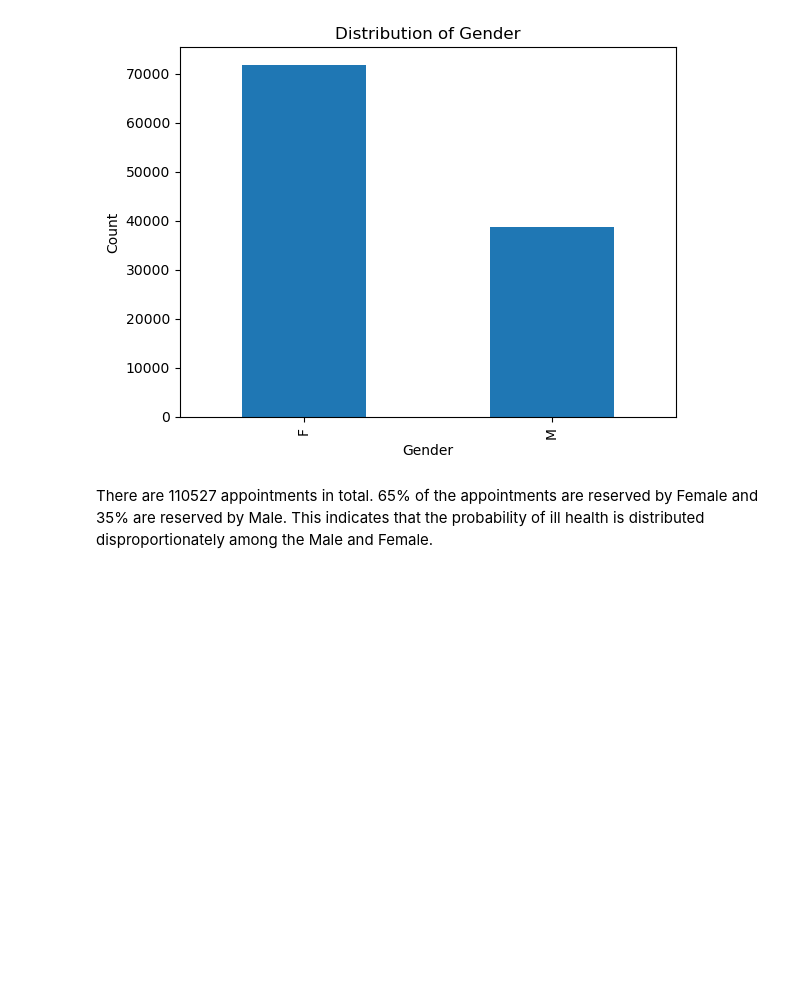
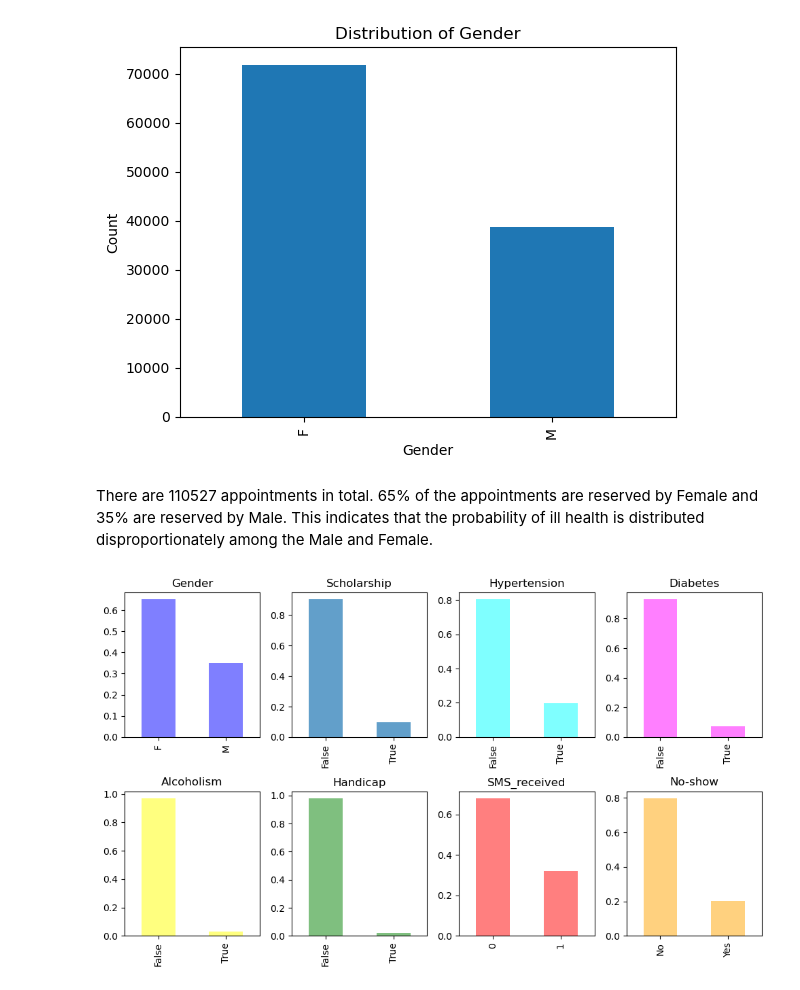
Before and after one commit to Milan1508/HealthCare_Data_Analysis, a Jupyter notebook: healthcare.ipynb, the cells around one changed output. Saved outputs shown, nothing was run; the diff lists cells and outputs as text; code cells hidden in the pictures; blank space fills up the shorter version.

```diff
--- a/healthcare.ipynb
+++ b/healthcare.ipynb
@@ -297,3 +297,42 @@ plt.show()
 [figure]
 # %% [markdown]
 There are 110527 appointments in total. 65% of the appointments are reserved by Female and 35% are reserved by Male. This indicates that the probability of ill health is distributed disproportionately among the Male and Female.
+# %%
+plt.figure(figsize=(10,6))
+plt.subplot(2,4,1)
+base_data['Gender'].value_counts(normalize = True).plot(kind = 'bar',alpha=0.5,color='blue')
+plt.title('Gender')
+
+plt.subplot(2,4,2)
+base_data['Scholarship'].value_counts(normalize = True).plot(kind = 'bar',alpha=0.7)
+plt.title('Scholarship')
+
+plt.subplot(2,4,3)
+base_data['Hypertension'].value_counts(normalize = True).plot(kind = 'bar',alpha=0.5,color='cyan')
+plt.title('Hypertension')
+
+plt.subplot(2,4,4)
+base_data['Diabetes'].value_counts(normalize = True).plot(kind = 'bar',alpha=0.5,color='magenta')
+plt.title('Diabetes')
+
+plt.subplot(2,4,5)
+base_data['Alcoholism'].value_counts(normalize = True).plot(kind = 'bar',alpha=0.5,color='yellow')
+plt.title('Alcoholism')
+
+plt.subplot(2,4,6)
+base_data['Handicap'].value_counts(normalize = True).plot(kind = 'bar',alpha=0.5,color='green')
+plt.title('Handicap')
+
+
+plt.subplot(2,4,7)
+base_data['SMS_received'].value_counts(normalize = True).plot(kind = 'bar',alpha=0.5,color='red')
+plt.title('SMS_received')
+
+plt.subplot(2,4,8)
+base_data['No-show'].value_counts(normalize = True).plot(kind = 'bar',alpha=0.5,color='orange')
+plt.title('No-show')
+
+plt.tight_layout()
+plt.show()
+# %% [output]
+[figure, added]
```
Also changed, not shown: parts of 2 cells of this notebook.
